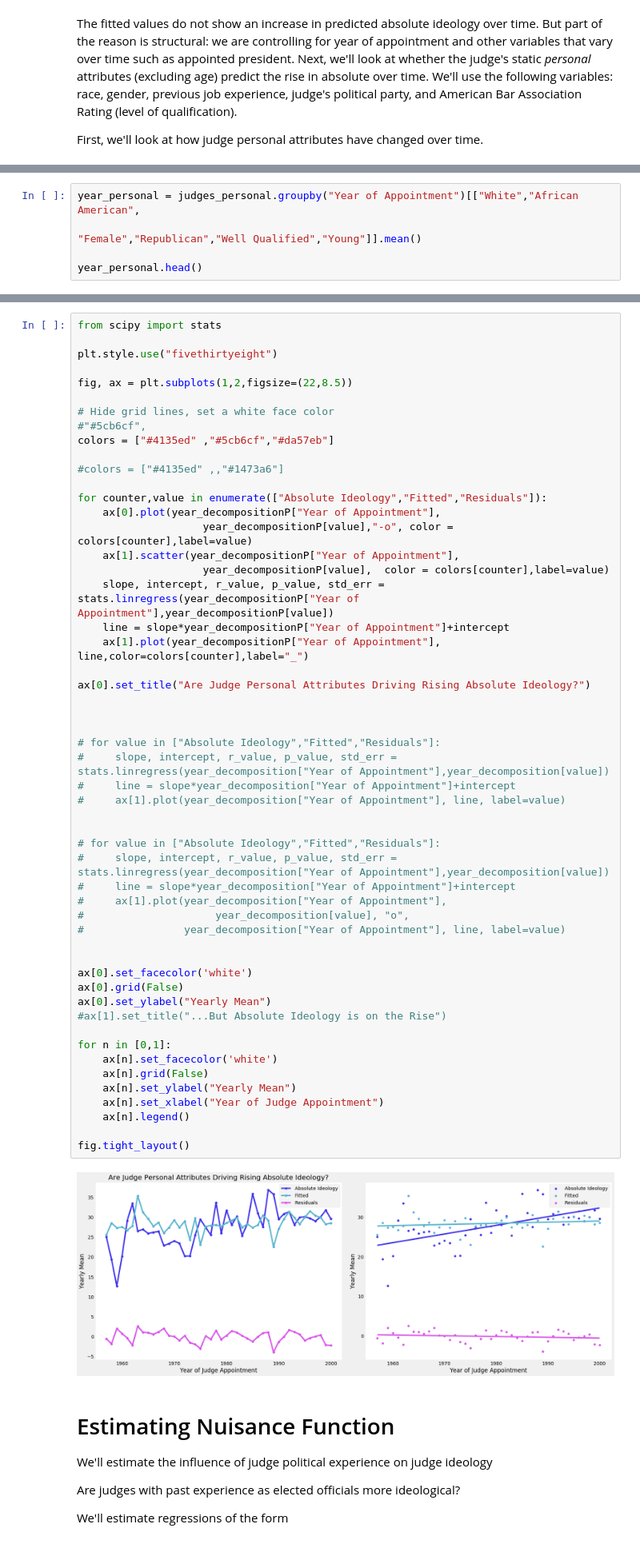
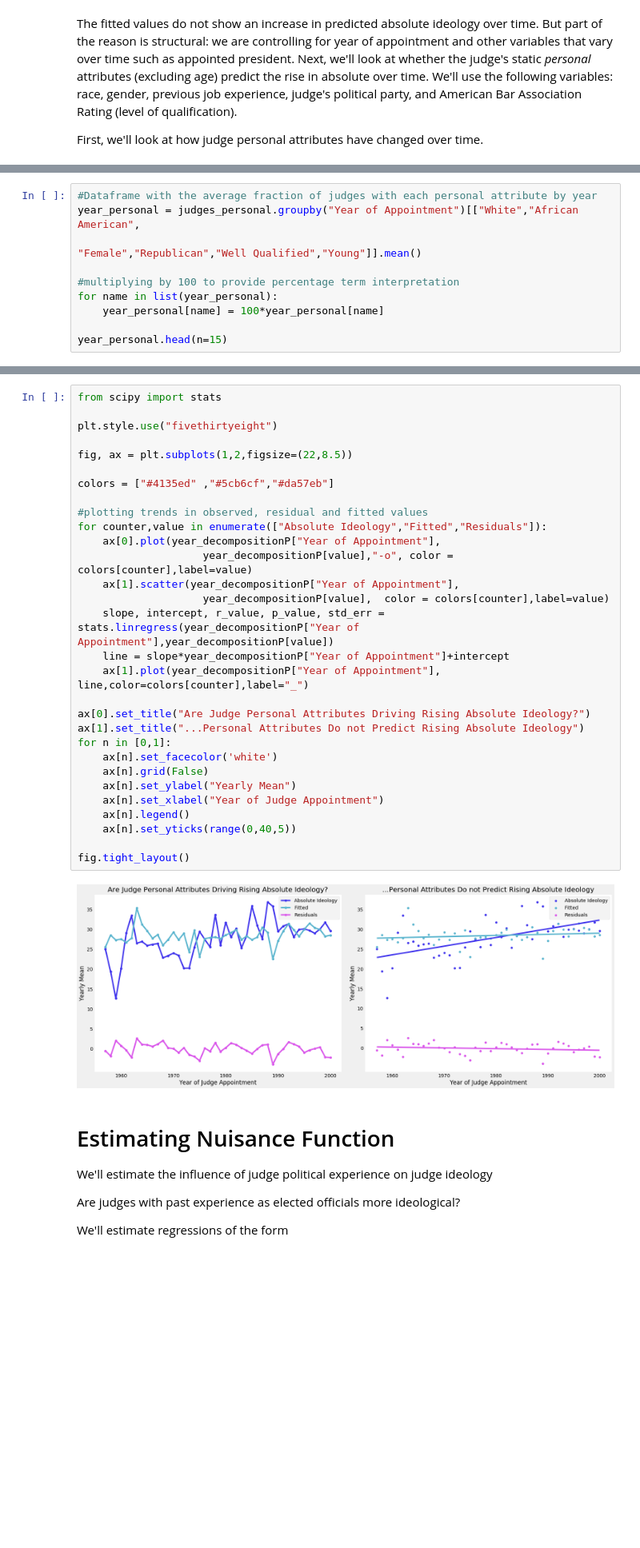
Before and after one commit to isapollnik/uscourts, a Jupyter notebook: Judge Ideology Charts.ipynb, the cells around one changed output, grey strips where cells are left out. Shown at 80% size. Drawn from its saved outputs; the diff is of its cells as text; blank space fills up the shorter version.

```diff
--- a/Judge Ideology Charts.ipynb
+++ b/Judge Ideology Charts.ipynb
@@ -475,10 +445,15 @@ See the caveats in the documentation: http://pandas.pydata.org/pandas-docs/stabl
 | 5 | 57.0 | Hispanic | Male | Republican | 0 | Qualified | 1982 | ... |
 | 10 | 48.0 | African American | Male | Democrat | 0 | Qualified | 1993 | ... |
 # %%
+#Dataframe with the average fraction of judges with each personal attribute by year
 year_personal = judges_personal.groupby("Year of Appointment")[["White","African American",
                                                                "Female","Republican","Well Qualified","Young"]].mean()
 
-year_personal.head()
+#multiplying by 100 to provide percentage term interpretation
+for name in list(year_personal):
+    year_personal[name] = 100*year_personal[name]
+
+year_personal.head(n=15)
 # %% [output]
 |  | White | African American | Female | Republican | Well Qualified | Young |
 | Year of Appointment |  |  |  |  |  |  |
@@ -566,58 +586,35 @@ See the caveats in the documentation: http://pandas.pydata.org/pandas-docs/stabl
 # %%
 from scipy import stats
 
 plt.style.use("fivethirtyeight")
 
 fig, ax = plt.subplots(1,2,figsize=(22,8.5))
 
-# Hide grid lines, set a white face color
-#"#5cb6cf",
 colors = ["#4135ed" ,"#5cb6cf","#da57eb"]
 
-#colors = ["#4135ed" ,,"#1473a6"]
-
+#plotting trends in observed, residual and fitted values
 for counter,value in enumerate(["Absolute Ideology","Fitted","Residuals"]):
     ax[0].plot(year_decompositionP["Year of Appointment"],
                     year_decompositionP[value],"-o", color = colors[counter],label=value)
     ax[1].scatter(year_decompositionP["Year of Appointment"],
                     year_decompositionP[value],  color = colors[counter],label=value)
     slope, intercept, r_value, p_value, std_err = stats.linregress(year_decompositionP["Year of Appointment"],year_decompositionP[value])
     line = slope*year_decompositionP["Year of Appointment"]+intercept
     ax[1].plot(year_decompositionP["Year of Appointment"], line,color=colors[counter],label="_")
 
 ax[0].set_title("Are Judge Personal Attributes Driving Rising Absolute Ideology?")
-
-
-
-# for value in ["Absolute Ideology","Fitted","Residuals"]:
-#     slope, intercept, r_value, p_value, std_err = stats.linregress(year_decomposition["Year of Appointment"],year_decomposition[value])
-#     line = slope*year_decomposition["Year of Appointment"]+intercept
-#     ax[1].plot(year_decomposition["Year of Appointment"], line, label=value)
-
-
-# for value in ["Absolute Ideology","Fitted","Residuals"]:
-#     slope, intercept, r_value, p_value, std_err = stats.linregress(year_decomposition["Year of Appointment"],year_decomposition[value])
-#     line = slope*year_decomposition["Year of Appointment"]+intercept
-#     ax[1].plot(year_decomposition["Year of Appointment"],
-#                     year_decomposition[value], "o",
-#                year_decomposition["Year of Appointment"], line, label=value)
-
-
-ax[0].set_facecolor('white')
-ax[0].grid(False)
-ax[0].set_ylabel("Yearly Mean")
-#ax[1].set_title("...But Absolute Ideology is on the Rise")
-
+ax[1].set_title("...Personal Attributes Do not Predict Rising Absolute Ideology")
 for n in [0,1]:
     ax[n].set_facecolor('white')
     ax[n].grid(False)
     ax[n].set_ylabel("Yearly Mean")
     ax[n].set_xlabel("Year of Judge Appointment")
     ax[n].legend()
+    ax[n].set_yticks(range(0,40,5))
 
 fig.tight_layout()
 # %% [output]
-[figure, old version]
+[figure, new version]
 # %% [markdown]
 # Estimating Nuisance Function
 
```
Also changed, not shown: parts of 27 cells of this notebook, 1 other file.
